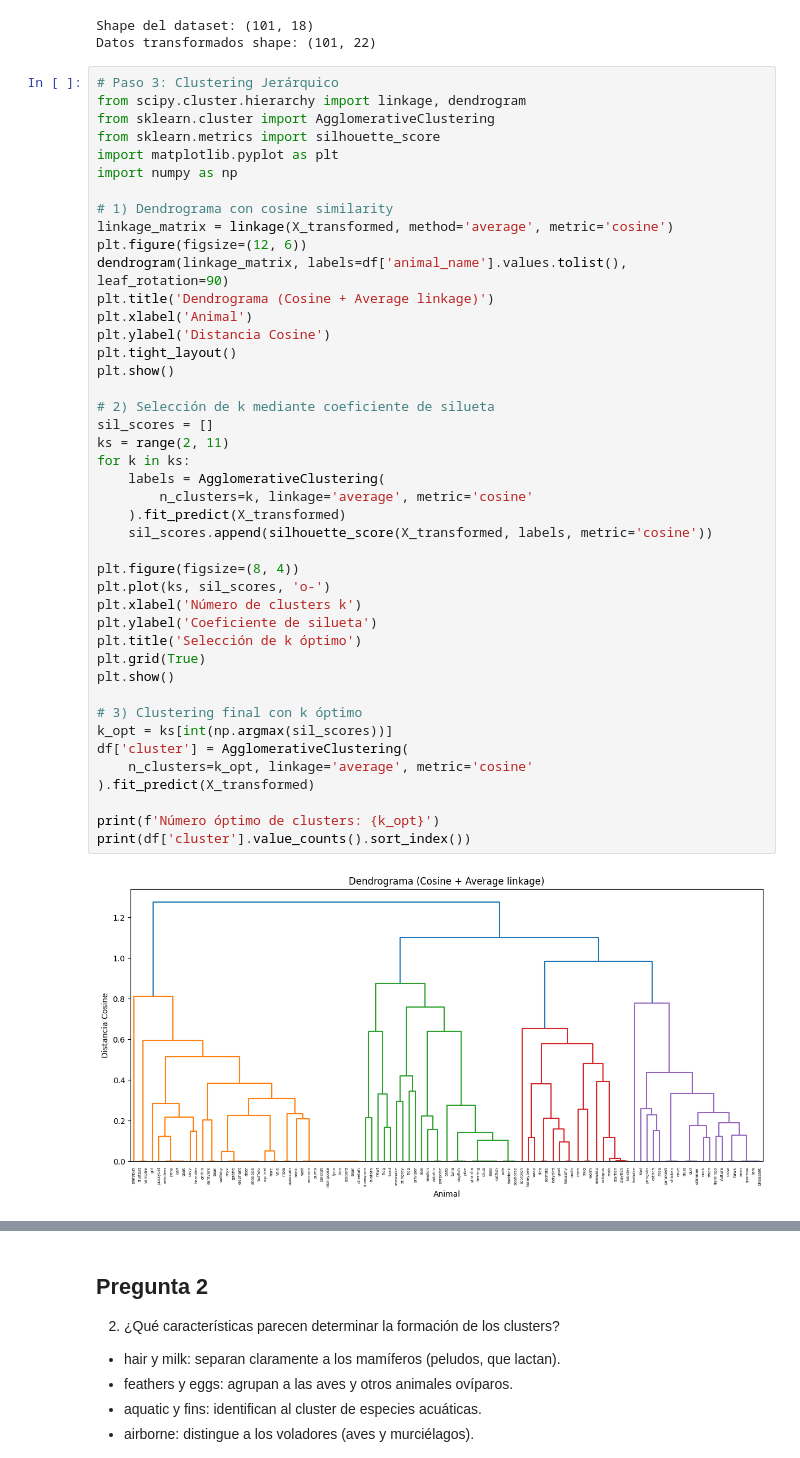
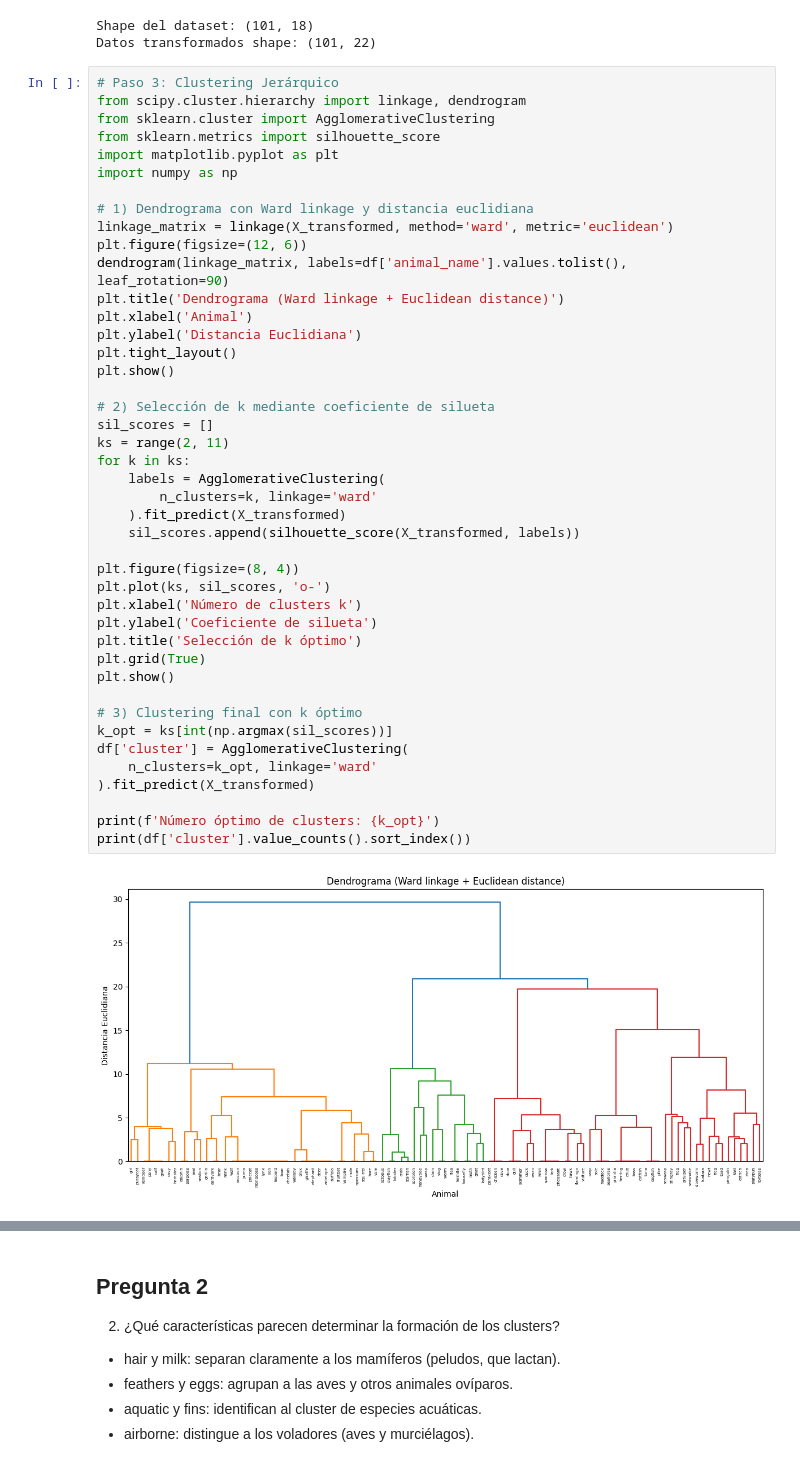
Before and after one commit to LilBeast999/hierarchical-clustering_Gustavo_Torres, a Jupyter notebook: Notebook_Tarea_Zoo_Clustering.ipynb, the cells around one changed output, grey strips where cells are left out. Saved outputs shown, nothing was run; the diff lists cells and outputs as text.

```diff
--- a/Notebook_Tarea_Zoo_Clustering.ipynb
+++ b/Notebook_Tarea_Zoo_Clustering.ipynb
@@ -75,40 +75,40 @@ from sklearn.metrics import silhouette_score
 import matplotlib.pyplot as plt
 import numpy as np
 
-# 1) Dendrograma con cosine similarity
-linkage_matrix = linkage(X_transformed, method='average', metric='cosine')
+# 1) Dendrograma con Ward linkage y distancia euclidiana
+linkage_matrix = linkage(X_transformed, method='ward', metric='euclidean')
 plt.figure(figsize=(12, 6))
 dendrogram(linkage_matrix, labels=df['animal_name'].values.tolist(), leaf_rotation=90)
-plt.title('Dendrograma (Cosine + Average linkage)')
+plt.title('Dendrograma (Ward linkage + Euclidean distance)')
 plt.xlabel('Animal')
-plt.ylabel('Distancia Cosine')
+plt.ylabel('Distancia Euclidiana')
 plt.tight_layout()
 plt.show()
 
 # 2) Selección de k mediante coeficiente de silueta
 sil_scores = []
 ks = range(2, 11)
 for k in ks:
     labels = AgglomerativeClustering(
-        n_clusters=k, linkage='average', metric='cosine'
+        n_clusters=k, linkage='ward'
     ).fit_predict(X_transformed)
-    sil_scores.append(silhouette_score(X_transformed, labels, metric='cosine'))
+    sil_scores.append(silhouette_score(X_transformed, labels))
 
 plt.figure(figsize=(8, 4))
 plt.plot(ks, sil_scores, 'o-')
 plt.xlabel('Número de clusters k')
 plt.ylabel('Coeficiente de silueta')
 plt.title('Selección de k óptimo')
 plt.grid(True)
 plt.show()
 
 # 3) Clustering final con k óptimo
 k_opt = ks[int(np.argmax(sil_scores))]
 df['cluster'] = AgglomerativeClustering(
-    n_clusters=k_opt, linkage='average', metric='cosine'
+    n_clusters=k_opt, linkage='ward'
 ).fit_predict(X_transformed)
 
 print(f'Número óptimo de clusters: {k_opt}')
 print(df['cluster'].value_counts().sort_index())
 # %% [output]
-[figure, old version]
+[figure, new version]
```
Also changed, not shown: parts of 10 cells of this notebook.
